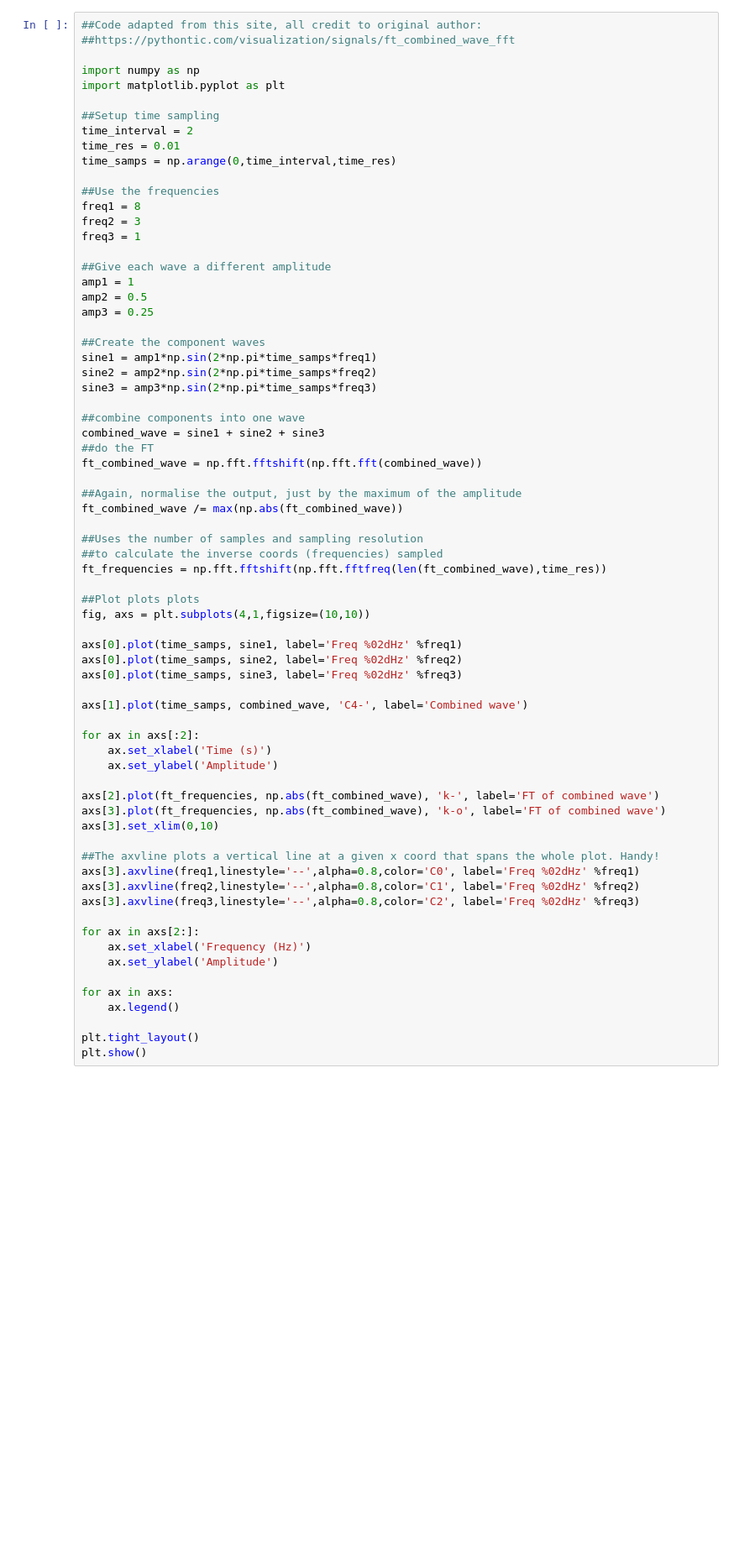
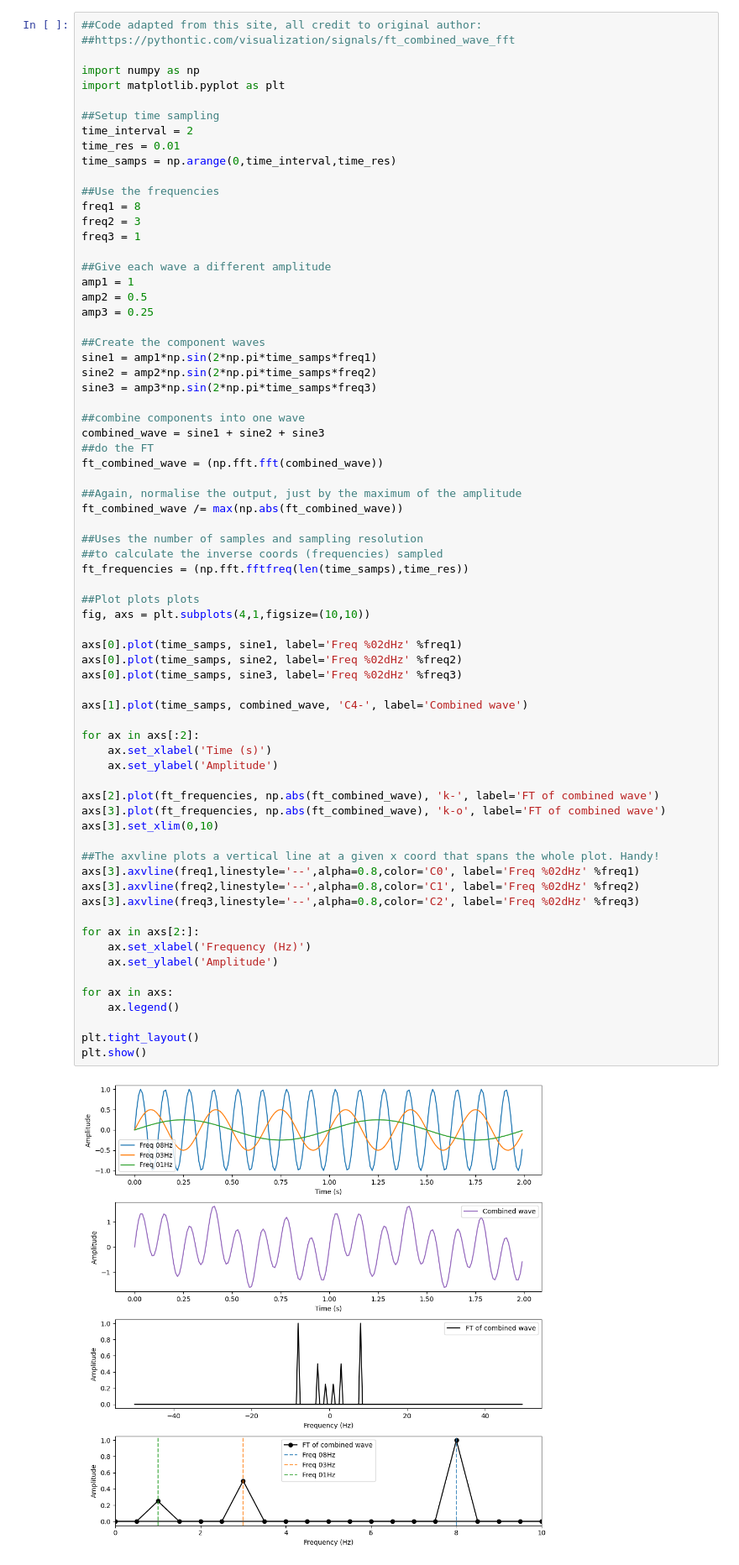
Before and after one commit to Ahmed-Estiak/FFTs_and_Telescopes-main, a Jupyter notebook: FFTs_and_Telescopes.ipynb, the cells around one changed output. Shown at 84% size. Cells and saved outputs as stored; diff of their text form; blank space fills up the shorter version.

```diff
--- a/FFTs_and_Telescopes.ipynb
+++ b/FFTs_and_Telescopes.ipynb
@@ -228,46 +228,48 @@ sine3 = amp3*np.sin(2*np.pi*time_samps*freq3)
 ##combine components into one wave
 combined_wave = sine1 + sine2 + sine3
 ##do the FT
-ft_combined_wave = np.fft.fftshift(np.fft.fft(combined_wave))
+ft_combined_wave = (np.fft.fft(combined_wave))
 
 ##Again, normalise the output, just by the maximum of the amplitude
 ft_combined_wave /= max(np.abs(ft_combined_wave))
 
 ##Uses the number of samples and sampling resolution
 ##to calculate the inverse coords (frequencies) sampled
-ft_frequencies = np.fft.fftshift(np.fft.fftfreq(len(ft_combined_wave),time_res))
+ft_frequencies = (np.fft.fftfreq(len(time_samps),time_res))
 
 ##Plot plots plots
 fig, axs = plt.subplots(4,1,figsize=(10,10))
 
 axs[0].plot(time_samps, sine1, label='Freq %02dHz' %freq1)
 axs[0].plot(time_samps, sine2, label='Freq %02dHz' %freq2)
 axs[0].plot(time_samps, sine3, label='Freq %02dHz' %freq3)
 
 axs[1].plot(time_samps, combined_wave, 'C4-', label='Combined wave')
 
 for ax in axs[:2]:
     ax.set_xlabel('Time (s)')
     ax.set_ylabel('Amplitude')
 
 axs[2].plot(ft_frequencies, np.abs(ft_combined_wave), 'k-', label='FT of combined wave')
 axs[3].plot(ft_frequencies, np.abs(ft_combined_wave), 'k-o', label='FT of combined wave')
 axs[3].set_xlim(0,10)
 
 ##The axvline plots a vertical line at a given x coord that spans the whole plot. Handy!
 axs[3].axvline(freq1,linestyle='--',alpha=0.8,color='C0', label='Freq %02dHz' %freq1)
 axs[3].axvline(freq2,linestyle='--',alpha=0.8,color='C1', label='Freq %02dHz' %freq2)
 axs[3].axvline(freq3,linestyle='--',alpha=0.8,color='C2', label='Freq %02dHz' %freq3)
 
 for ax in axs[2:]:
     ax.set_xlabel('Frequency (Hz)')
     ax.set_ylabel('Amplitude')
 
 for ax in axs:
     ax.legend()
 
 plt.tight_layout()
 plt.show()
+# %% [output]
+[figure, added]
 # %% [markdown]
 ## <font color='blue'>Ex 5.2 </font>
 Along with this notebook, there should be a text file named `mystery_signal.txt`, which contains two columns, time samples vs freqs. This data is another time-varying wave, containing multiple component frequencies. Read in the data, and find the frequency of the components of this combined wave. By taking the FT and investigating the output, it should be clear how many components there are - try to find a way of printing out the frequencies that you identify. <font color='red'>Optional extension - also print out the relative amplitudes of the components.</font>
```
